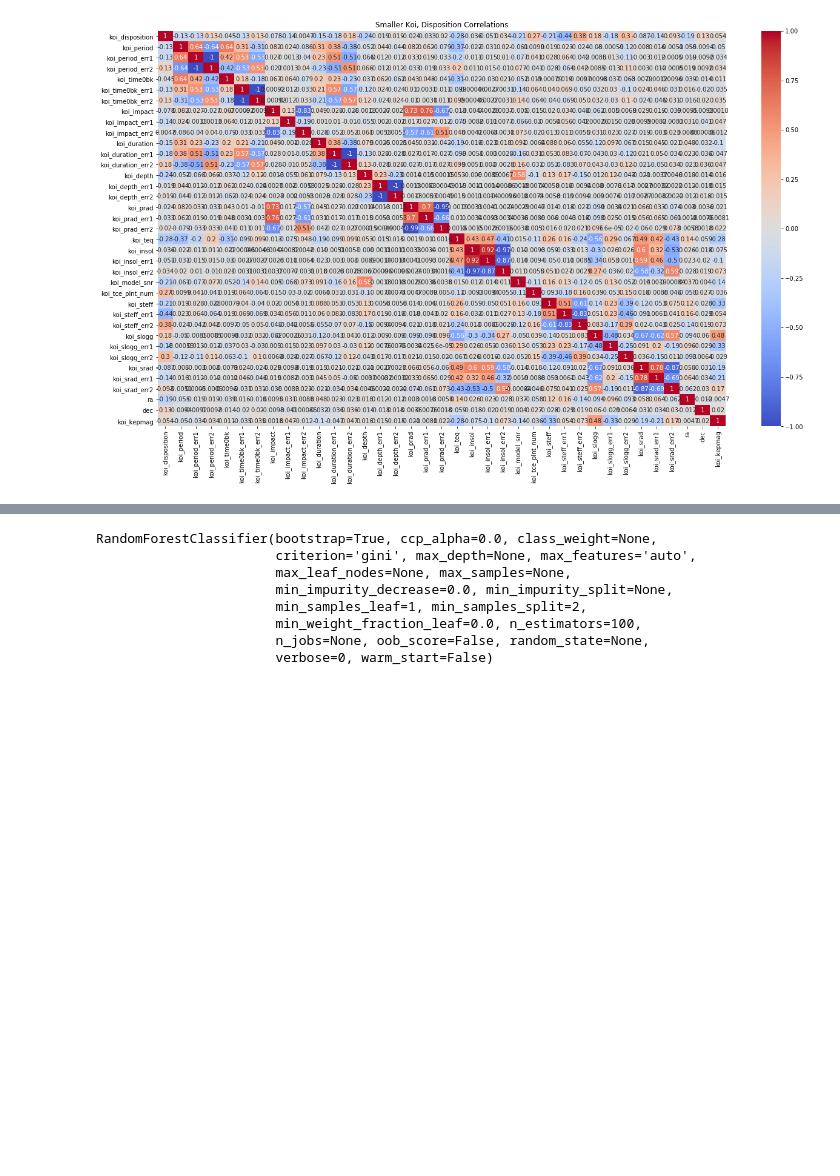
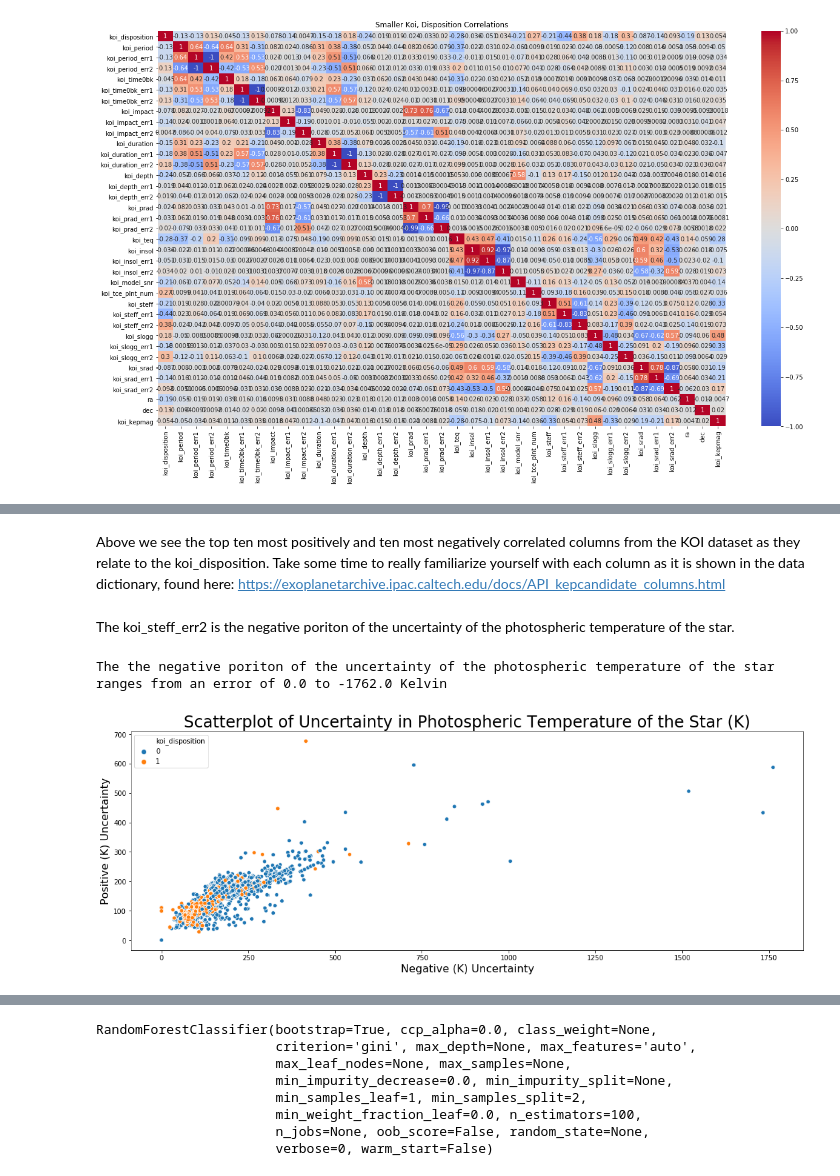
Before and after one commit to MattPat1981/exoplanet_alpha_models, a Jupyter notebook: code/KOI_EDA.ipynb, the cells around one changed output, grey strips where cells are left out. Drawn from its saved outputs; the diff is of its cells as text; code cells hidden in the pictures; blank space fills up the shorter version.

```diff
--- a/code/KOI_EDA.ipynb
+++ b/code/KOI_EDA.ipynb
@@ -159,0 +191,21 @@ There are still no strong correlations showing here. Can we throw these in a mod
+# %% [markdown]
+Above we see the top ten most positively and ten most negatively correlated columns from the KOI dataset as they relate to the koi_disposition.  Take some time to really familiarize yourself with each column as it is shown in the data dictionary, found here:  https://exoplanetarchive.ipac.caltech.edu/docs/API_kepcandidate_columns.html
+# %% [markdown]
+The koi_steff_err2 is the negative poriton of the uncertainty of the photospheric temperature of the star.
+# %%
+var = 'the negative poriton of the uncertainty of the photospheric temperature of the star'
+top = df.koi_steff_err2.max()
+bottom = df.koi_steff_err2.min()
+print(f'The {var} ranges from an error of {top} to {bottom} Kelvin')
+
+plt.figure(figsize=(18, 6))
+sns.scatterplot(-1* df.koi_steff_err2, df.koi_steff_err1, hue=df.koi_disposition)
+
+plt.xlabel('Negative (K) Uncertainty', fontsize=16)
+plt.ylabel('Positive (K) Uncertainty', fontsize=16)
+
+plt.title('Scatterplot of Uncertainty in Photospheric Temperature of the Star (K)',
+         fontsize=24);
+# %% [output]
+The the negative poriton of the uncertainty of the photospheric temperature of the star ranges from an error of 0.0 to -1762.0 Kelvin
+[figure, added]
```
Also changed, not shown: parts of 85 cells of this notebook, 2 other files.
